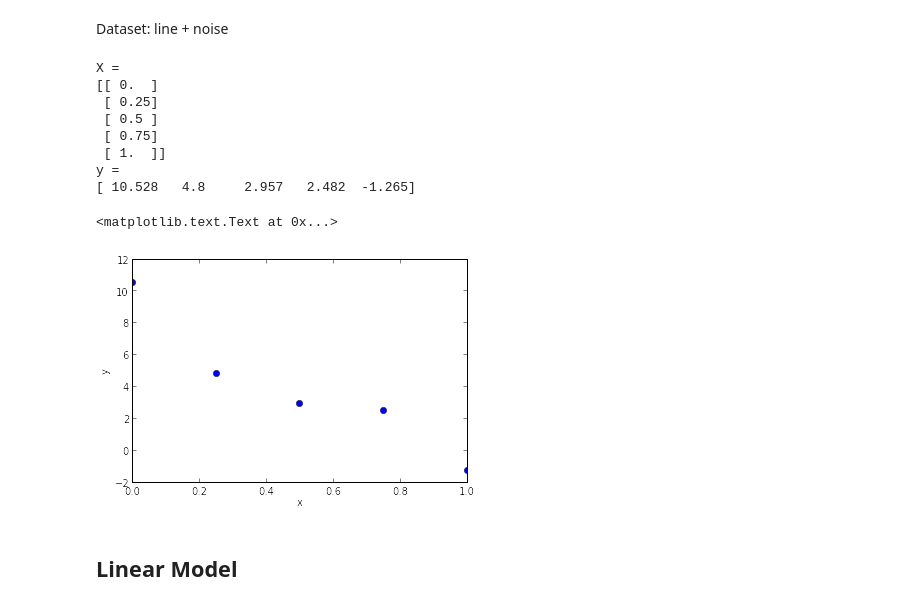
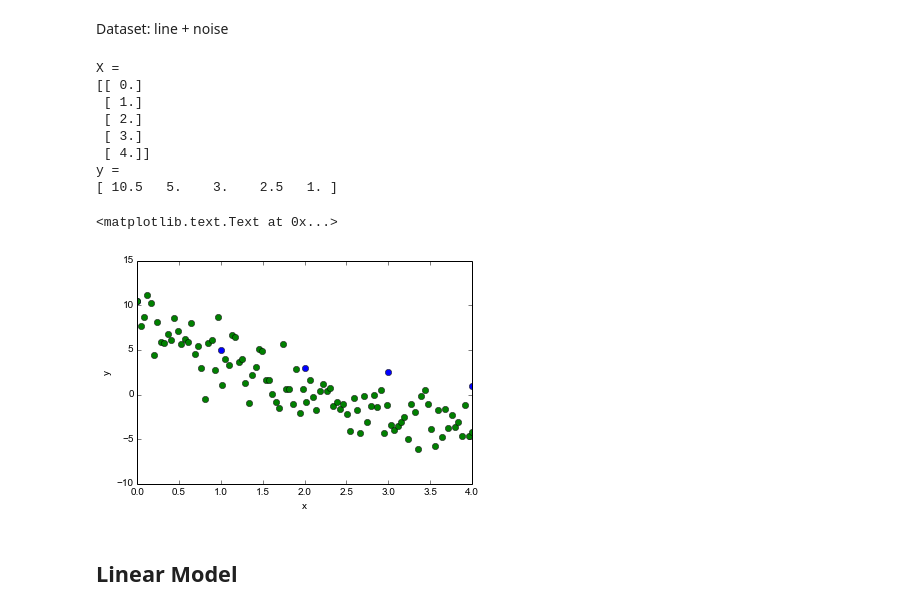
Before and after one commit to AlexanderFabisch/ml_tutorials, a Jupyter notebook: 01_linear_regression.ipynb, the cells around one changed output. Drawn from its saved outputs; the diff is of its cells as text; code cells hidden in the pictures.

```diff
--- a/01_linear_regression.ipynb
+++ b/01_linear_regression.ipynb
@@ -52,9 +52,9 @@ Populating the interactive namespace from numpy and matplotlib
 Dataset: line + noise
 # %%
 # Training set:
-N = 5                                           # Size of the data set
-X = linspace(0.0, 1.0, N).reshape((N, 1))       # Inputs, shape: N x 1
-y = linspace(7.0, -5.0, N) + 2*random.randn(N)  # Outputs, shape: N
+N = 5                                              # Size of the data set
+X = np.array([[0.0], [1.0], [2.0], [3.0], [4.0]])  # Inputs, shape: N x 1
+y = np.array([10.5, 5.0, 3.0, 2.5, 1.0])           # Outputs, shape: N
 
 print("X =")
 print(X)
@@ -63,25 +63,25 @@ print(y)
 
 # Test set:
 N_test = 100
-X_test = linspace(0.0, 1.0, N_test).reshape((N_test, 1))
+X_test = linspace(0.0, 4.0, N_test).reshape((N_test, 1))
 y_test = linspace(7.0, -5.0, N_test) + 2*random.randn(N_test)
 # %% [output]
 X =
-[[ 0.  ]
- [ 0.25]
- [ 0.5 ]
- [ 0.75]
- [ 1.  ]]
+[[ 0.]
+ [ 1.]
+ [ 2.]
+ [ 3.]
+ [ 4.]]
 y =
-[ 10.528   4.8     2.957   2.482  -1.265]
+[ 10.5   5.    3.    2.5   1. ]
 # %%
 plot(X[:, 0], y, "o")
-#plot(X_test[:, 0], y_test, "o")
+plot(X_test[:, 0], y_test, "o")
 xlabel("x")
 ylabel("y")
 # %% [output]
 <matplotlib.text.Text at 0x...>
-[figure, old version]
+[figure, new version]
 # %% [markdown]
 ## Linear Model
 # %% [markdown]
```
Also changed, not shown: parts of 3 cells of this notebook.
